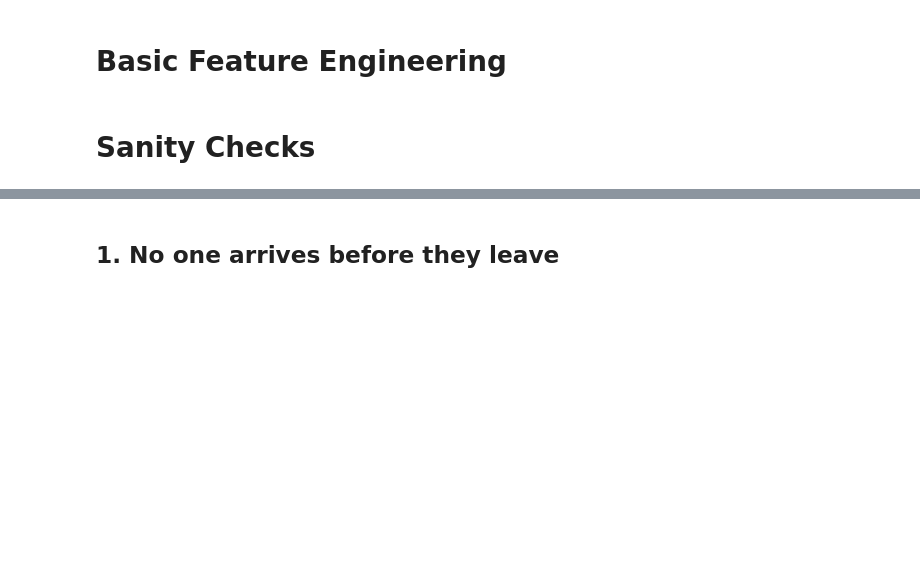
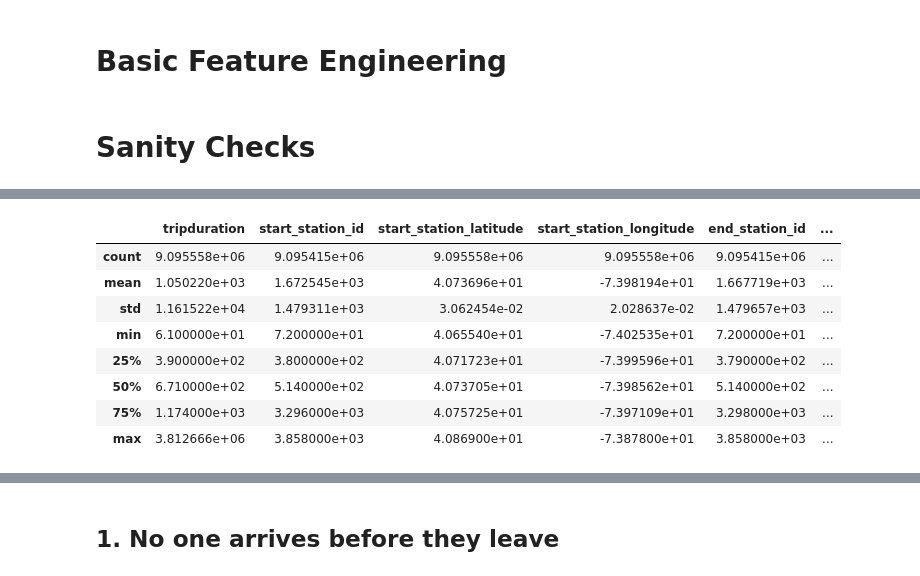
Before and after one commit to MichoelSnow/pydata_nyc_2019, a Jupyter notebook: notebooks/citibike.ipynb, the cells around one changed output, grey strips where cells are left out. Saved outputs shown, nothing was run; the diff lists cells and outputs as text; code cells hidden in the pictures; blank space fills up the shorter version.

```diff
--- a/notebooks/citibike.ipynb
+++ b/notebooks/citibike.ipynb
@@ -38,0 +82,12 @@ df_cb["start_year_month"] = df_cb.starttime.values.astype("<M8[M]")
+# %%
+df_cb.describe()
+# %% [output]
+|  | tripduration | start_station_id | start_station_latitude | start_station_longitude | end_station_id | ... |
+| count | 9.095558e+06 | 9.095415e+06 | 9.095558e+06 | 9.095558e+06 | 9.095415e+06 | ... |
+| mean | 1.050220e+03 | 1.672545e+03 | 4.073696e+01 | -7.398194e+01 | 1.667719e+03 | ... |
+| std | 1.161522e+04 | 1.479311e+03 | 3.062454e-02 | 2.028637e-02 | 1.479657e+03 | ... |
+| min | 6.100000e+01 | 7.200000e+01 | 4.065540e+01 | -7.402535e+01 | 7.200000e+01 | ... |
+| 25% | 3.900000e+02 | 3.800000e+02 | 4.071723e+01 | -7.399596e+01 | 3.790000e+02 | ... |
+| 50% | 6.710000e+02 | 5.140000e+02 | 4.073705e+01 | -7.398562e+01 | 5.140000e+02 | ... |
+| 75% | 1.174000e+03 | 3.296000e+03 | 4.075725e+01 | -7.397109e+01 | 3.298000e+03 | ... |
+| max | 3.812666e+06 | 3.858000e+03 | 4.086900e+01 | -7.387800e+01 | 3.858000e+03 | ... |
```
Also changed, not shown: parts of 21 cells of this notebook, 1 other file.
